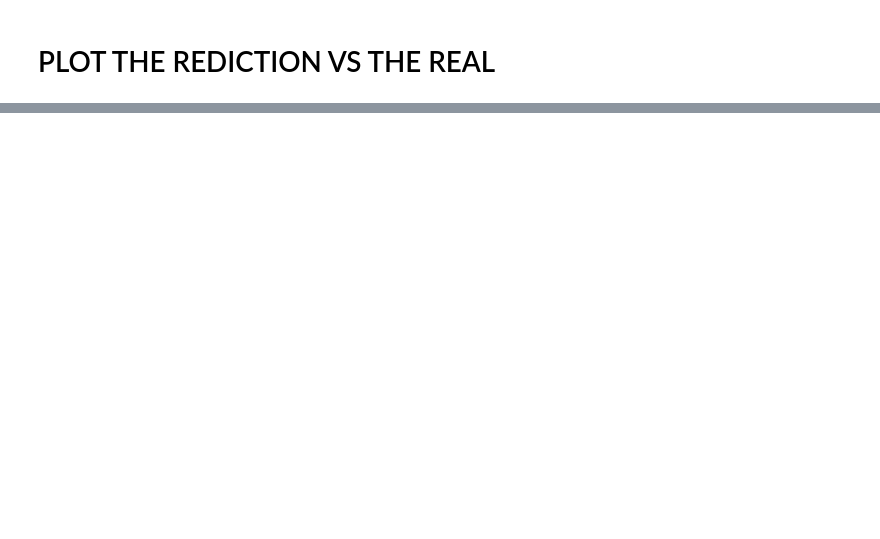
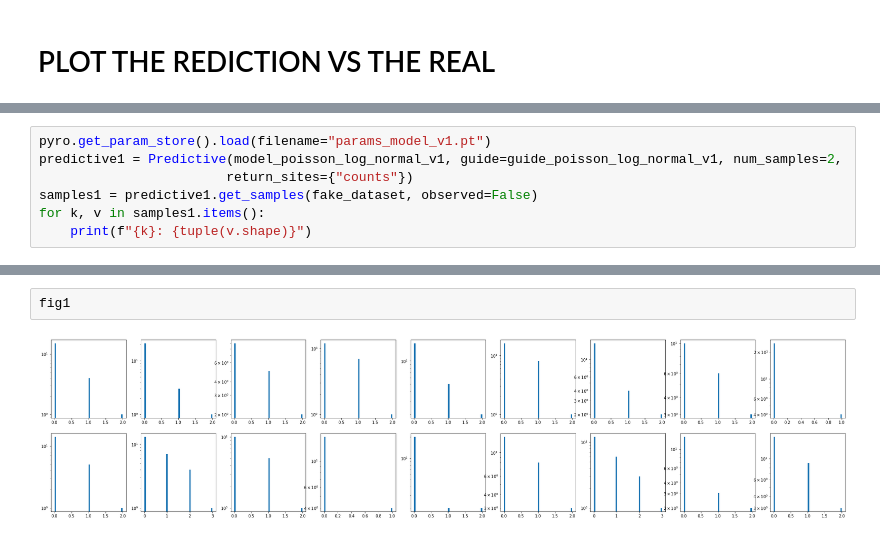
Before and after one commit to broadinstitute/tissue_purifier, a Jupyter notebook: notebooks/tp_02_validation_PYRO.ipynb, the cells around one changed output, grey strips where cells are left out. Drawn from its saved outputs; the diff is of its cells as text; blank space fills up the shorter version.

```diff
--- a/notebooks/tp_02_validation_PYRO.ipynb
+++ b/notebooks/tp_02_validation_PYRO.ipynb
@@ -209,0 +337,7 @@ tensor([[-5.9728, -6.0016, -5.9509,  ..., -5.9875, -5.7510, -5.9652],
+# %%
+pyro.get_param_store().load(filename="params_model_v1.pt")
+predictive1 = Predictive(model_poisson_log_normal_v1, guide=guide_poisson_log_normal_v1, num_samples=2,
+                        return_sites={"counts"})
+samples1 = predictive1.get_samples(fake_dataset, observed=False)
+for k, v in samples1.items():
+    print(f"{k}: {tuple(v.shape)}")
@@ -209,0 +375,4 @@ tensor([[-5.9728, -6.0016, -5.9509,  ..., -5.9875, -5.7510, -5.9652],
+# %%
+fig1
+# %% [output]
+[figure, added]
```
Also changed, not shown: parts of 32 cells of this notebook.
